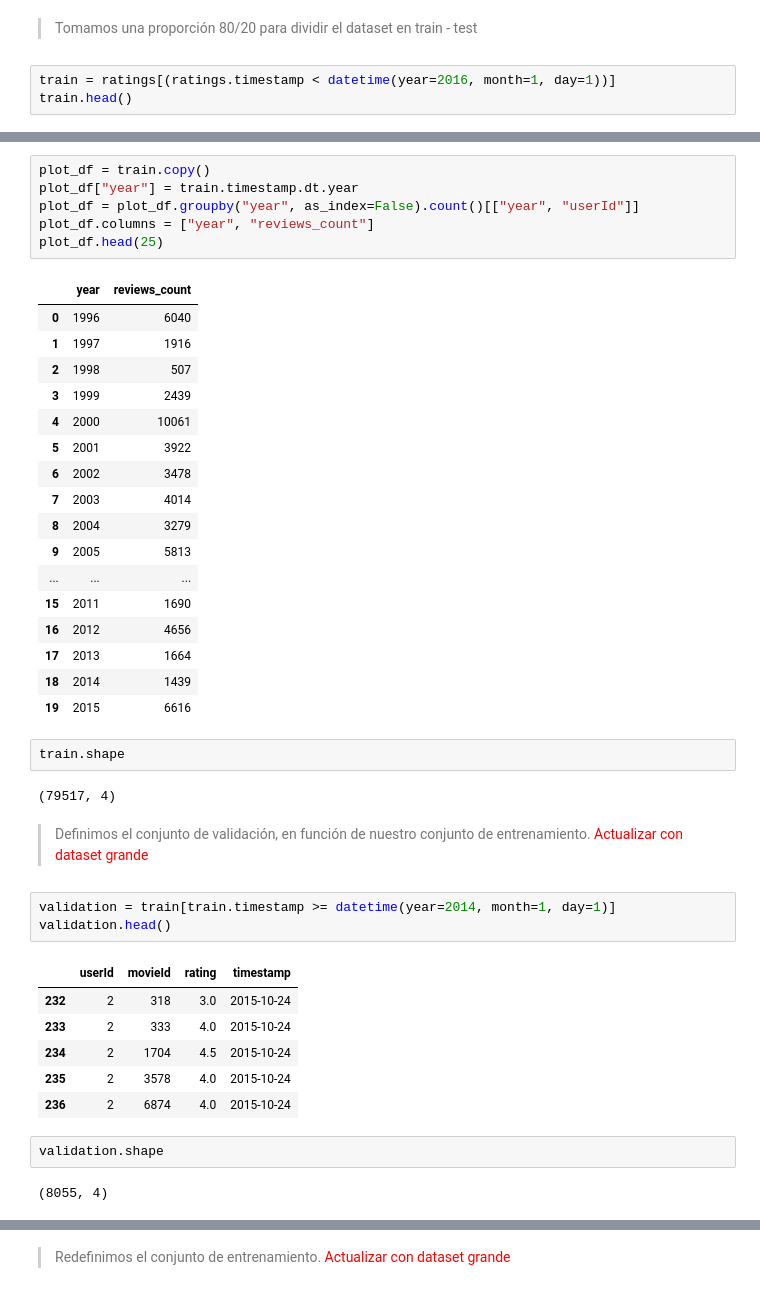
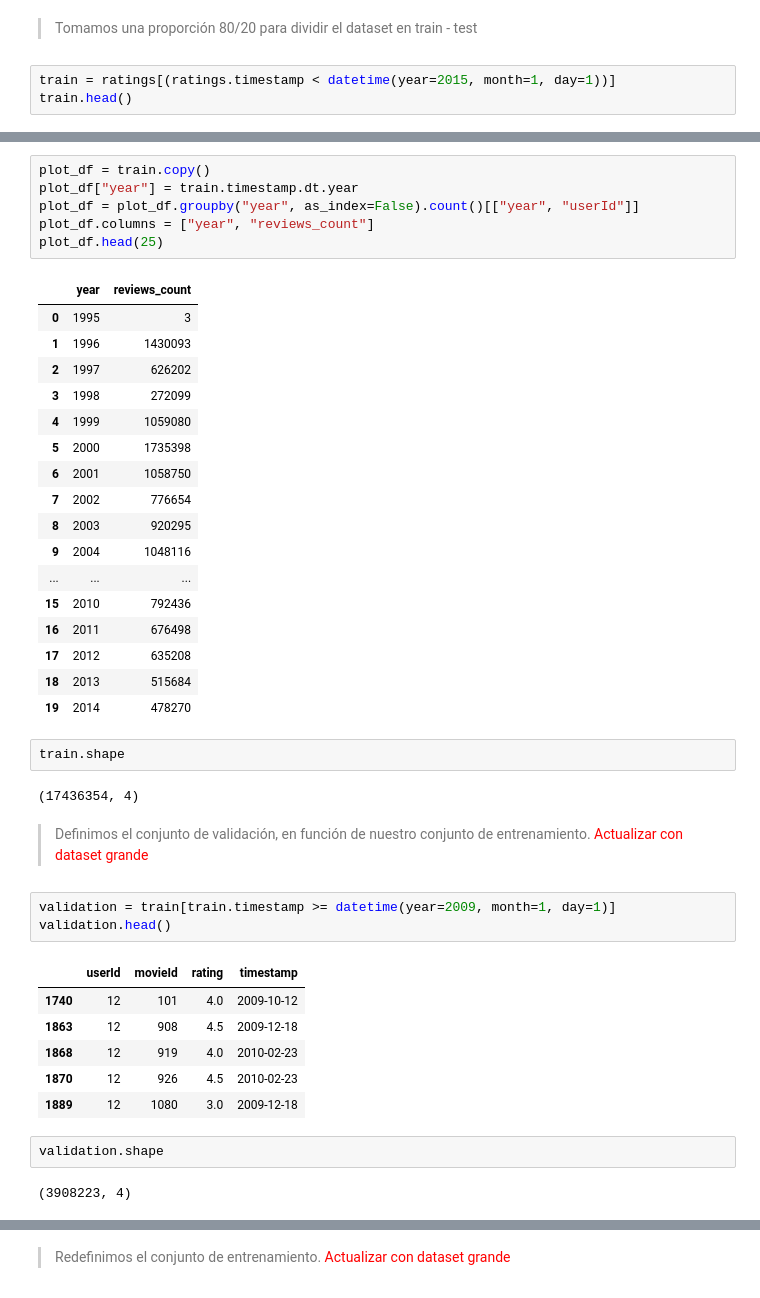
Before and after one commit to haploide/recommendation_system, a Jupyter notebook: notebooks/Entregable_3_Araoz_Bajo_Barrera.ipynb, the cells around one changed output, grey strips where cells are left out. Drawn from its saved outputs; the diff is of its cells as text.

```diff
--- a/notebooks/Entregable_3_Araoz_Bajo_Barrera.ipynb
+++ b/notebooks/Entregable_3_Araoz_Bajo_Barrera.ipynb
@@ -185,7 +193,7 @@ plot_df.head(25)
 # %% [markdown]
 > Tomamos una proporción 80/20 para dividir el dataset en train - test
 # %%
-train = ratings[(ratings.timestamp < datetime(year=2016, month=1, day=1))]
+train = ratings[(ratings.timestamp < datetime(year=2015, month=1, day=1))]
 train.head()
 # %% [output]
 |  | userId | movieId | rating | timestamp |
@@ -236,42 +244,42 @@ plot_df.columns = ["year", "reviews_count"]
 plot_df.head(25)
 # %% [output]
 |  | year | reviews_count |
-| 0 | 1996 | 6040 |
-| 1 | 1997 | 1916 |
-| 2 | 1998 | 507 |
-| 3 | 1999 | 2439 |
-| 4 | 2000 | 10061 |
-| 5 | 2001 | 3922 |
-| 6 | 2002 | 3478 |
-| 7 | 2003 | 4014 |
-| 8 | 2004 | 3279 |
-| 9 | 2005 | 5813 |
+| 0 | 1995 | 3 |
+| 1 | 1996 | 1430093 |
+| 2 | 1997 | 626202 |
+| 3 | 1998 | 272099 |
+| 4 | 1999 | 1059080 |
+| 5 | 2000 | 1735398 |
+| 6 | 2001 | 1058750 |
+| 7 | 2002 | 776654 |
+| 8 | 2003 | 920295 |
+| 9 | 2004 | 1048116 |
 | ... | ... | ... |
-| 15 | 2011 | 1690 |
-| 16 | 2012 | 4656 |
-| 17 | 2013 | 1664 |
-| 18 | 2014 | 1439 |
-| 19 | 2015 | 6616 |
+| 15 | 2010 | 792436 |
+| 16 | 2011 | 676498 |
+| 17 | 2012 | 635208 |
+| 18 | 2013 | 515684 |
+| 19 | 2014 | 478270 |
 # %%
 train.shape
 # %% [output]
-(79517, 4)
+(17436354, 4)
 # %% [markdown]
 > Definimos el conjunto de validación, en función de nuestro conjunto de entrenamiento. <span style="color:red">Actualizar con dataset grande</span>
 # %%
-validation = train[train.timestamp >= datetime(year=2014, month=1, day=1)]
+validation = train[train.timestamp >= datetime(year=2009, month=1, day=1)]
 validation.head()
 # %% [output]
 |  | userId | movieId | rating | timestamp |
-| 232 | 2 | 318 | 3.0 | 2015-10-24 |
-| 233 | 2 | 333 | 4.0 | 2015-10-24 |
-| 234 | 2 | 1704 | 4.5 | 2015-10-24 |
-| 235 | 2 | 3578 | 4.0 | 2015-10-24 |
-| 236 | 2 | 6874 | 4.0 | 2015-10-24 |
+| 1740 | 12 | 101 | 4.0 | 2009-10-12 |
+| 1863 | 12 | 908 | 4.5 | 2009-12-18 |
+| 1868 | 12 | 919 | 4.0 | 2010-02-23 |
+| 1870 | 12 | 926 | 4.5 | 2010-02-23 |
+| 1889 | 12 | 1080 | 3.0 | 2009-12-18 |
 # %%
 validation.shape
 # %% [output]
-(8055, 4)
+(3908223, 4)
 # %%
 validation.userId.nunique()
 # %% [output]
```
Also changed, not shown: parts of 36 cells of this notebook.
